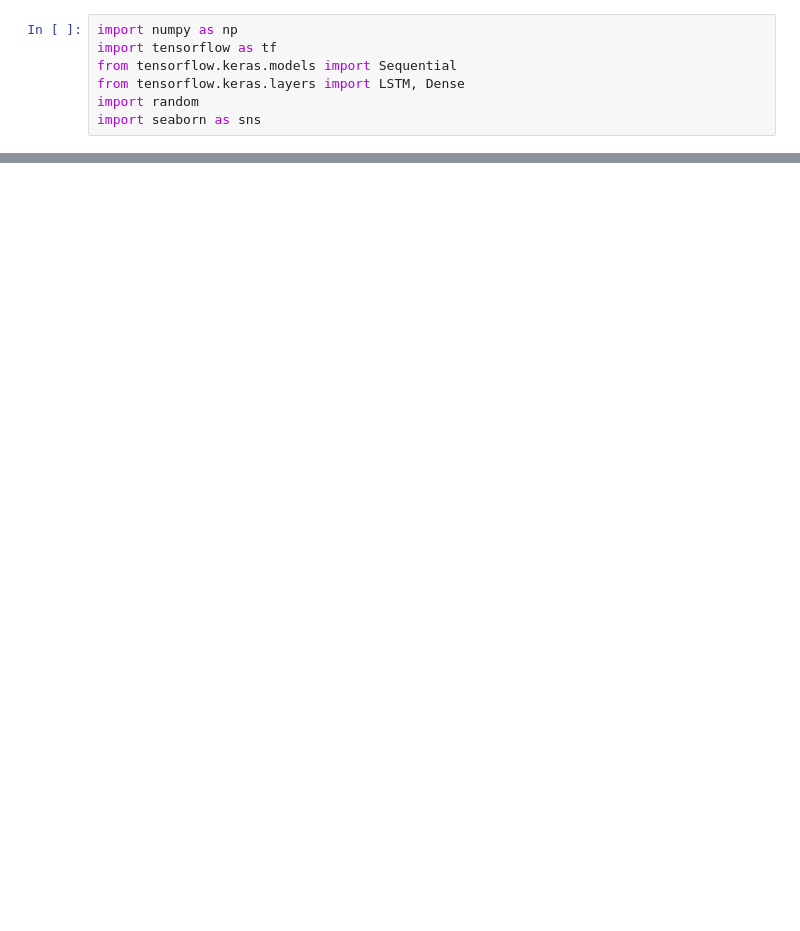
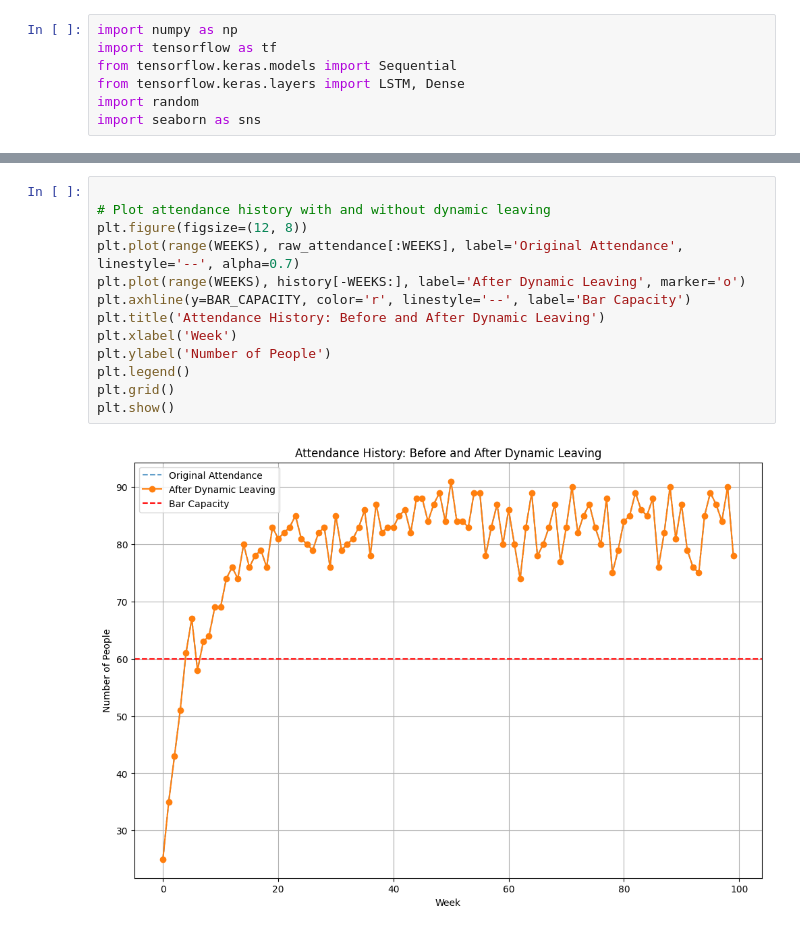
Before and after one commit to RRENN02/El-Farol-Bar-Simulation, a Jupyter notebook: Experiments/elfarol.ipynb, the cells around one changed output, grey strips where cells are left out. Cells and saved outputs as stored; diff of their text form; blank space fills up the shorter version.

```diff
--- a/Experiments/elfarol.ipynb
+++ b/Experiments/elfarol.ipynb
@@ -141,3 +210,18 @@ for week in tqdm(range(WEEKS), desc="Simulating Weeks"):
+# %%
+
+# Plot attendance history with and without dynamic leaving
+plt.figure(figsize=(12, 8))
+plt.plot(range(WEEKS), raw_attendance[:WEEKS], label='Original Attendance', linestyle='--', alpha=0.7)
+plt.plot(range(WEEKS), history[-WEEKS:], label='After Dynamic Leaving', marker='o')
+plt.axhline(y=BAR_CAPACITY, color='r', linestyle='--', label='Bar Capacity')
+plt.title('Attendance History: Before and After Dynamic Leaving')
+plt.xlabel('Week')
+plt.ylabel('Number of People')
+plt.legend()
+plt.grid()
+plt.show()
+# %% [output]
+[figure, added]
 # %%
 print("BAR_CAPACITY:", BAR_CAPACITY)
 print("N_AGENTS:", N_AGENTS)
```
Also changed, not shown: parts of 16 cells of this notebook, 3 other files.
